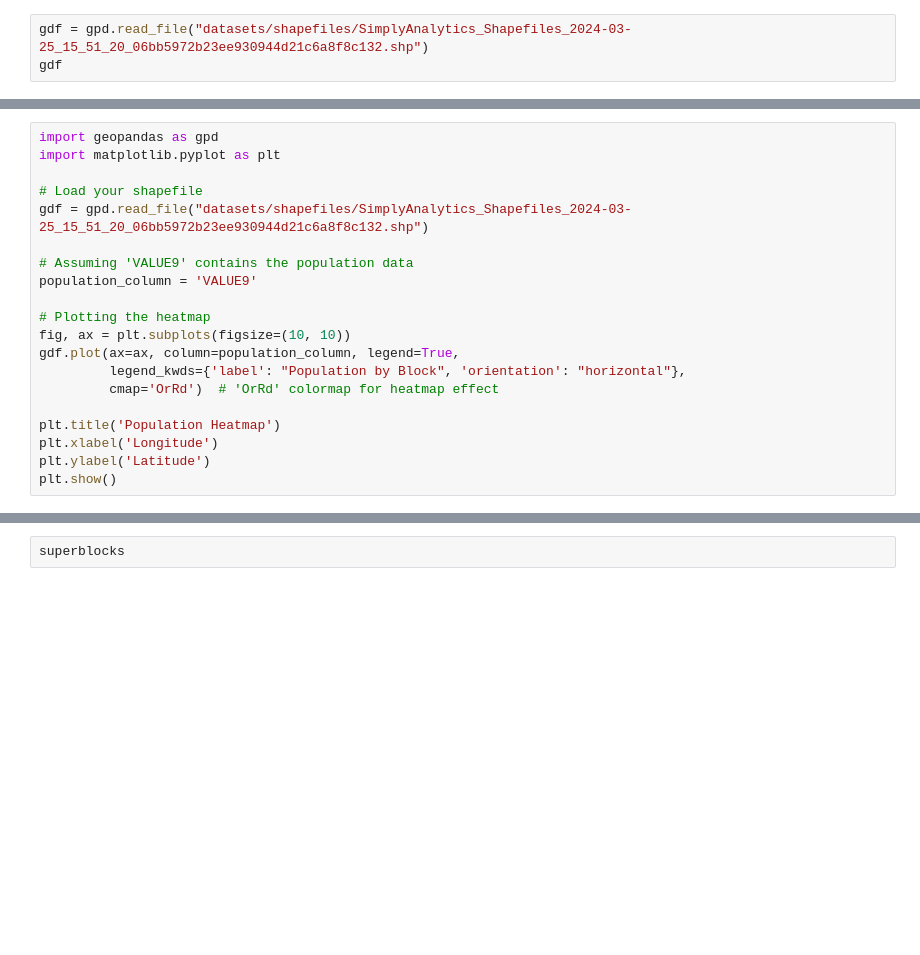
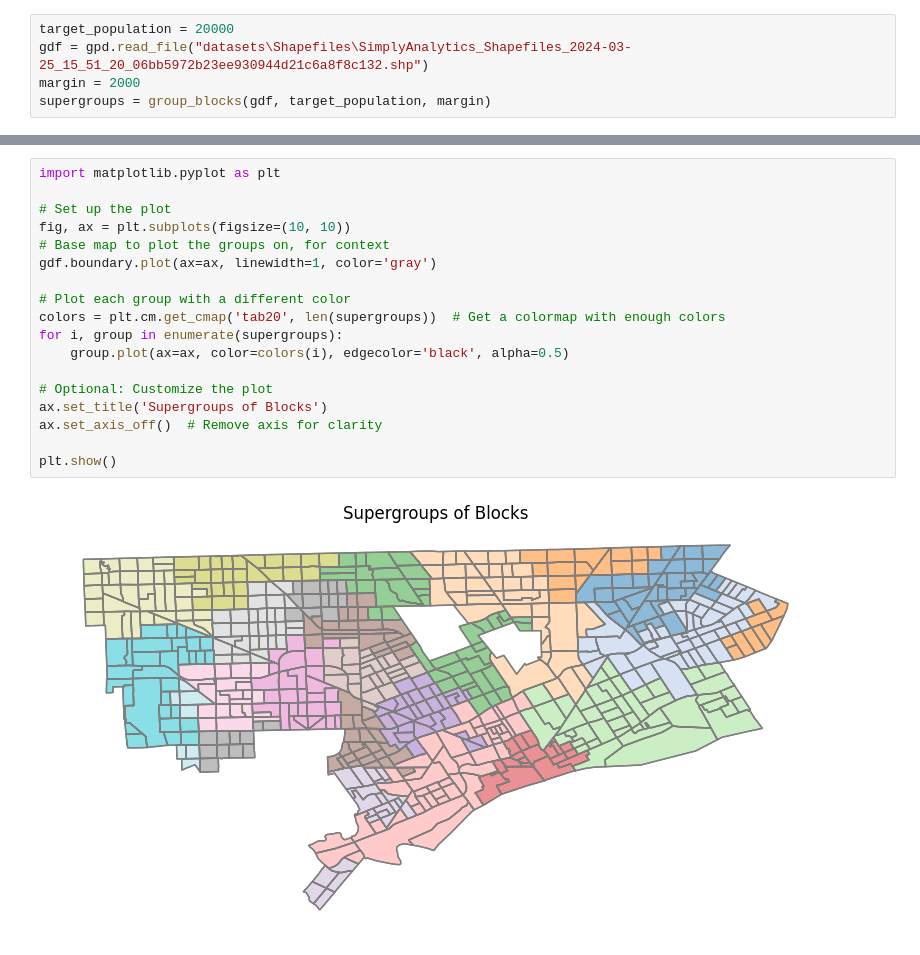
Before and after one commit to mgagea/CMSE202-Final-Project, a Jupyter notebook: bebuswork.ipynb, the cells around one changed output, grey strips where cells are left out. Cells and saved outputs as stored; diff of their text form; blank space fills up the shorter version.

Commit message:
Adding superblock functions

```diff
--- a/bebuswork.ipynb
+++ b/bebuswork.ipynb
@@ -1,3 +266,5 @@
 # %%
-gdf = gpd.read_file("datasets/shapefiles/SimplyAnalytics_Shapefiles_2024-03-25_15_51_20_06bb5972b23ee930944d21c6a8f8c132.shp")
-gdf
+target_population = 20000
+gdf = gpd.read_file("datasets\Shapefiles\SimplyAnalytics_Shapefiles_2024-03-25_15_51_20_06bb5972b23ee930944d21c6a8f8c132.shp")
+margin = 2000
+supergroups = group_blocks(gdf, target_population, margin)
@@ -18,20 +270,0 @@ gdf
-# %%
-import geopandas as gpd
-import matplotlib.pyplot as plt
-
-# Load your shapefile
-gdf = gpd.read_file("datasets/shapefiles/SimplyAnalytics_Shapefiles_2024-03-25_15_51_20_06bb5972b23ee930944d21c6a8f8c132.shp")
-
-# Assuming 'VALUE9' contains the population data
-population_column = 'VALUE9'
-
-# Plotting the heatmap
-fig, ax = plt.subplots(figsize=(10, 10))
-gdf.plot(ax=ax, column=population_column, legend=True,
-         legend_kwds={'label': "Population by Block", 'orientation': "horizontal"},
-         cmap='OrRd')  # 'OrRd' colormap for heatmap effect
-
-plt.title('Population Heatmap')
-plt.xlabel('Longitude')
-plt.ylabel('Latitude')
-plt.show()
@@ -101,2 +271,20 @@ superblocks
-# %%
-superblocks
+# %%
+import matplotlib.pyplot as plt
+
+# Set up the plot
+fig, ax = plt.subplots(figsize=(10, 10))
+# Base map to plot the groups on, for context
+gdf.boundary.plot(ax=ax, linewidth=1, color='gray')
+
+# Plot each group with a different color
+colors = plt.cm.get_cmap('tab20', len(supergroups))  # Get a colormap with enough colors
+for i, group in enumerate(supergroups):
+    group.plot(ax=ax, color=colors(i), edgecolor='black', alpha=0.5)
+
+# Optional: Customize the plot
+ax.set_title('Supergroups of Blocks')
+ax.set_axis_off()  # Remove axis for clarity
+
+plt.show()
+# %% [output]
+[figure, added]
```
Also changed, not shown: parts of 15 cells of this notebook, 5 other files.
